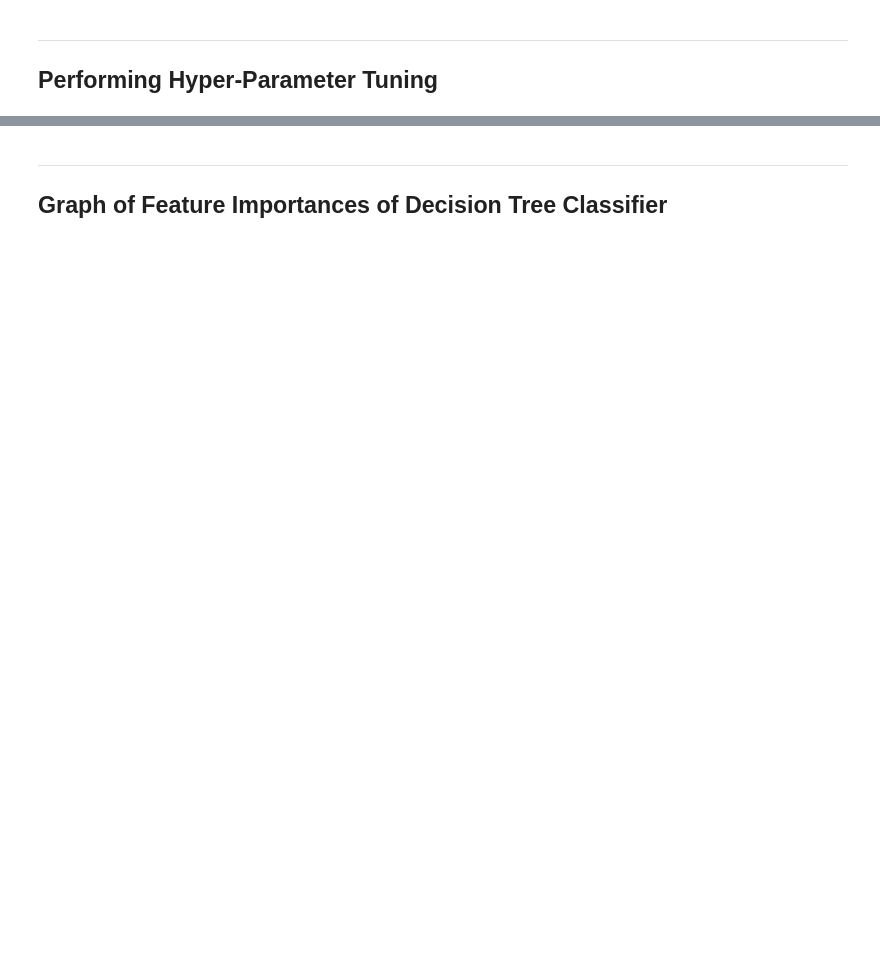
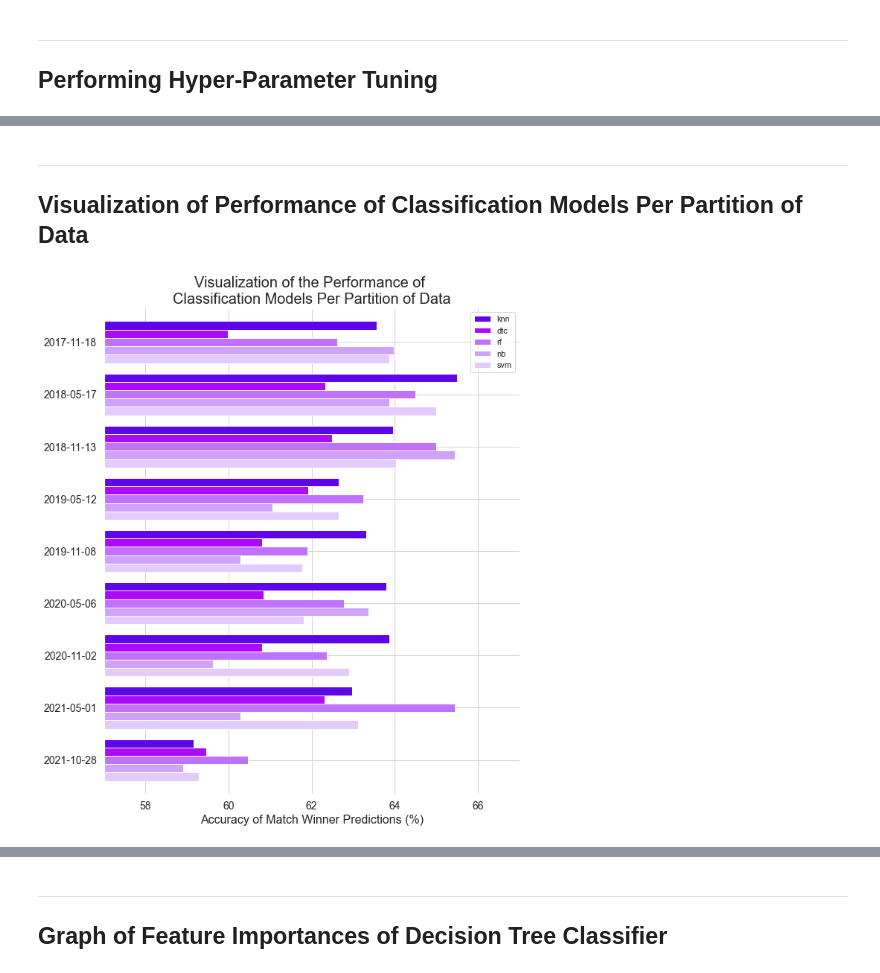
Before and after one commit to a-dubs/ds3000-project, a Jupyter notebook: notebook.ipynb, the cells around one changed output, grey strips where cells are left out. Drawn from its saved outputs; the diff is of its cells as text; code cells hidden in the pictures; blank space fills up the shorter version.

```diff
--- a/notebook.ipynb
+++ b/notebook.ipynb
@@ -615,21 +743,4 @@ def tune_winner_models():
 # %%
-# test the classifier models after hyper-parameter tuning
-knn_tuning_results_df : DataFrame = pd.read_pickle("cache_knn_tuning_results.pkl")
-dtc_tuning_results_df : DataFrame = pd.read_pickle("cache_dtc_tuning_results.pkl")
-rf_tuning_results_df : DataFrame = pd.read_pickle("cache_rf_tuning_results.pkl")
-nb_tuning_results_df : DataFrame = pd.read_pickle("cache_nb_tuning_results.pkl")
-svm_tuning_results_df : DataFrame = pd.read_pickle("cache_svm_tuning_results.pkl")
-
-print("KNN Tuning Results:")
-print(knn_tuning_results_df.head(3))
-print("\nDTC Tuning Results:")
-print(dtc_tuning_results_df.head(3))
-print("\nRF Tuning Results:")
-print(rf_tuning_results_df.head(3))
-print("\nNB Tuning Results:")
-print(nb_tuning_results_df.head(3))
-print("\nSVM Tuning Results:")
-print(svm_tuning_results_df.head(3))
 
 models_best_results = pd.DataFrame(knn_tuning_results_df["score"].rename("knn_score"))
 models_best_results["dtc_score"] = dtc_tuning_results_df["score"]
@@ -692,9 +803,10 @@ def test_classifier_models_after_tuning() -> DataFrame:
         svm.fit(xtrain, ytrain)
         results.loc[part_daterange]["svm"] = svm.score(xtest, ytest)
 
-        print(results.loc[part_daterange])
+        # print(results.loc[part_daterange])
 
-    return results
+    return results.astype("float64")
 
 classification_models_results = test_classifier_models_after_tuning()
+classification_models_results
 # %% [output]
@@ -706,0 +840,22 @@ plt.show()
+# %% [markdown]
+-----
+
+## Visualization of Performance of Classification Models Per Partition of Data
+# %%
+
+plt.rcParams['axes.facecolor'] = 'white'
+
+temp_df = classification_models_results.copy().loc[:, "knn":].iloc[:, ::-1].apply(lambda x: x * 100)
+temp_df.index = [label.split(" -> ")[0] for label in classification_models_results.index]
+
+color_list1 = [color("blue violet"), color("bright violet"), color("easter purple"), color("lilac"), color("pale lilac")]
+color_list2 = color_list1
+color_list2.reverse()
+temp_df.plot(kind="barh", figsize=(10,12), xlim=(57,67), width=.8, legend='reverse',color=color_list2, fontsize=14)
+
+plt.title("Visualization of the Performance of \nClassification Models Per Partition of Data", fontsize=20)
+plt.xlabel("Accuracy of Match Winner Predictions (%)", fontsize=16)
+plt.grid(c="lightgray")
+plt.show()
+# %% [output]
+[figure, added]
```
Also changed, not shown: parts of 59 cells of this notebook, 12 other files.
